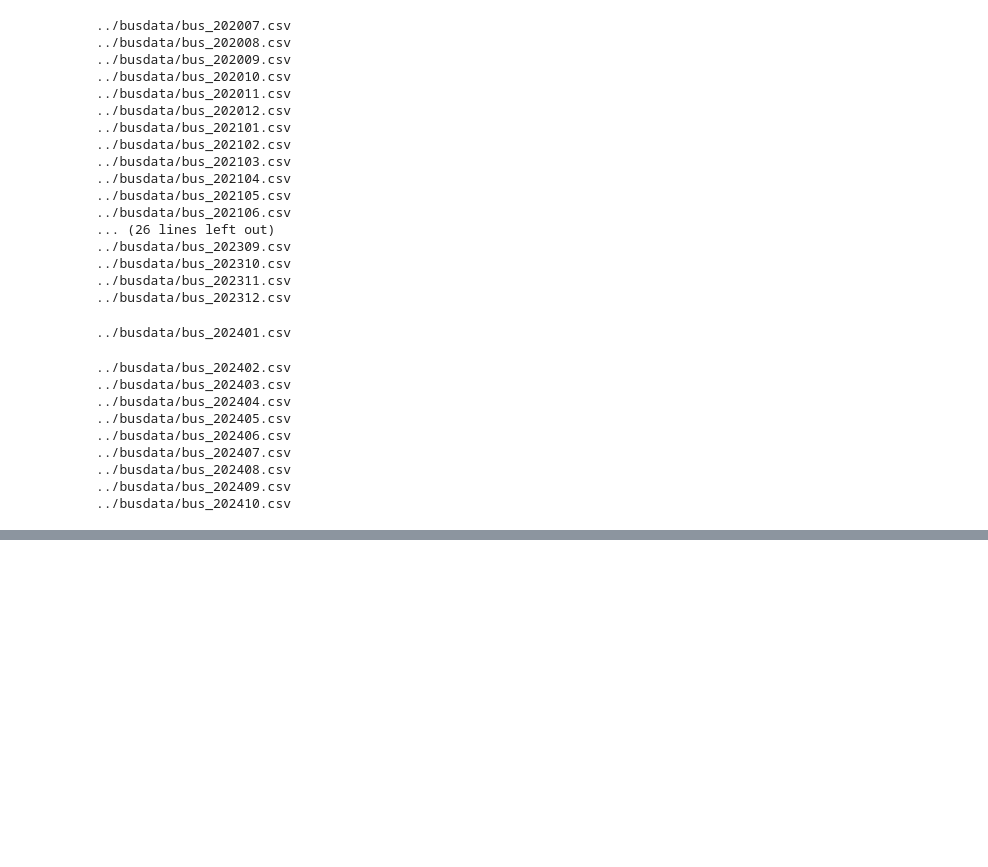
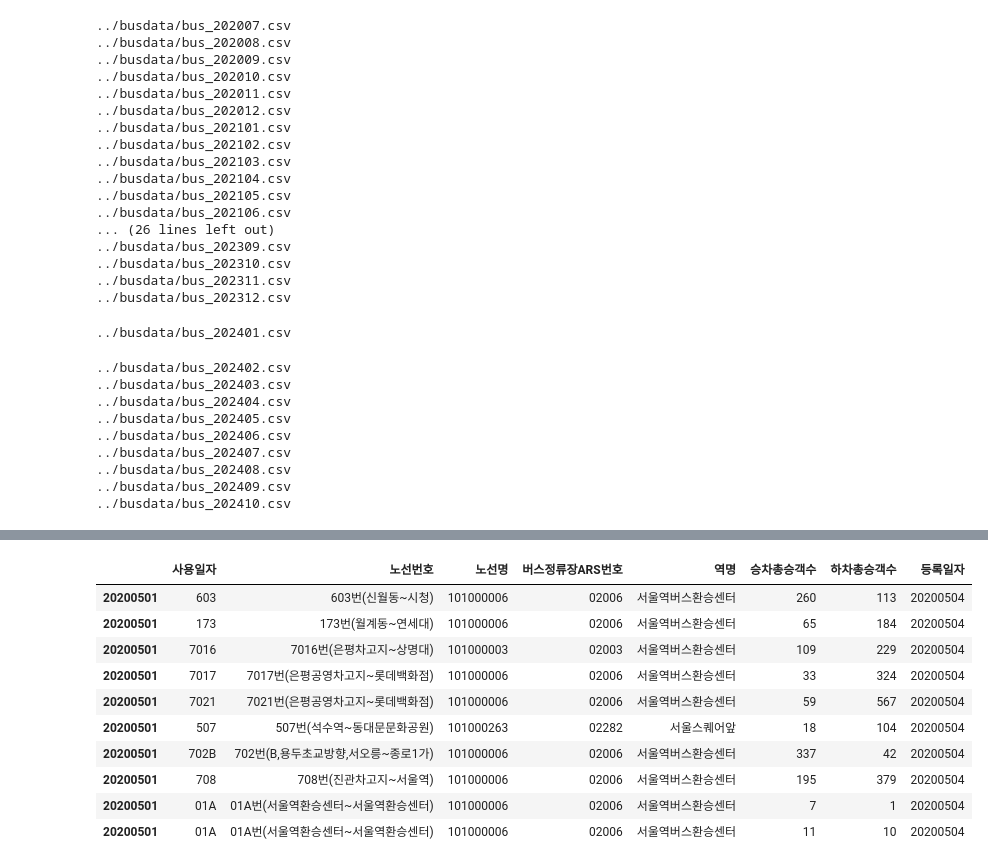
Before and after one commit to InryeolChoi/timeSeries_analysis, a Jupyter notebook: Project/examine2.ipynb, the cells around one changed output, grey strips where cells are left out. Drawn from its saved outputs; the diff is of its cells as text; code cells hidden in the pictures; blank space fills up the shorter version.

```diff
--- a/Project/examine2.ipynb
+++ b/Project/examine2.ipynb
@@ -180,2 +180,21 @@ result.head(10)
 # %%
 result.to_csv("./dataProcessed/busstop.csv", encoding='utf-8')
+# %%
+import pandas as pd
+
+df = pd.read_csv("../busdata/bus_202005.csv")
+busstop = ['02003', '02006', '02282']
+
+temp.head(10)
+# %% [output]
+|  | 사용일자 | 노선번호 | 노선명 | 버스정류장ARS번호 | 역명 | 승차총승객수 | 하차총승객수 | 등록일자 |
+| 20200501 | 603 | 603번(신월동~시청) | 101000006 | 02006 | 서울역버스환승센터 | 260 | 113 | 20200504 |
+| 20200501 | 173 | 173번(월계동~연세대) | 101000006 | 02006 | 서울역버스환승센터 | 65 | 184 | 20200504 |
+| 20200501 | 7016 | 7016번(은평차고지~상명대) | 101000003 | 02003 | 서울역버스환승센터 | 109 | 229 | 20200504 |
+| 20200501 | 7017 | 7017번(은평공영차고지~롯데백화점) | 101000006 | 02006 | 서울역버스환승센터 | 33 | 324 | 20200504 |
+| 20200501 | 7021 | 7021번(은평공영차고지~롯데백화점) | 101000006 | 02006 | 서울역버스환승센터 | 59 | 567 | 20200504 |
+| 20200501 | 507 | 507번(석수역~동대문문화공원) | 101000263 | 02282 | 서울스퀘어앞 | 18 | 104 | 20200504 |
+| 20200501 | 702B | 702번(B,용두초교방향,서오릉~종로1가) | 101000006 | 02006 | 서울역버스환승센터 | 337 | 42 | 20200504 |
+| 20200501 | 708 | 708번(진관차고지~서울역) | 101000006 | 02006 | 서울역버스환승센터 | 195 | 379 | 20200504 |
+| 20200501 | 01A | 01A번(서울역환승센터~서울역환승센터) | 101000006 | 02006 | 서울역버스환승센터 | 7 | 1 | 20200504 |
+| 20200501 | 01A | 01A번(서울역환승센터~서울역환승센터) | 101000006 | 02006 | 서울역버스환승센터 | 11 | 10 | 20200504 |
```
Also changed, not shown: parts of 1 cell of this notebook, 11 other files.
